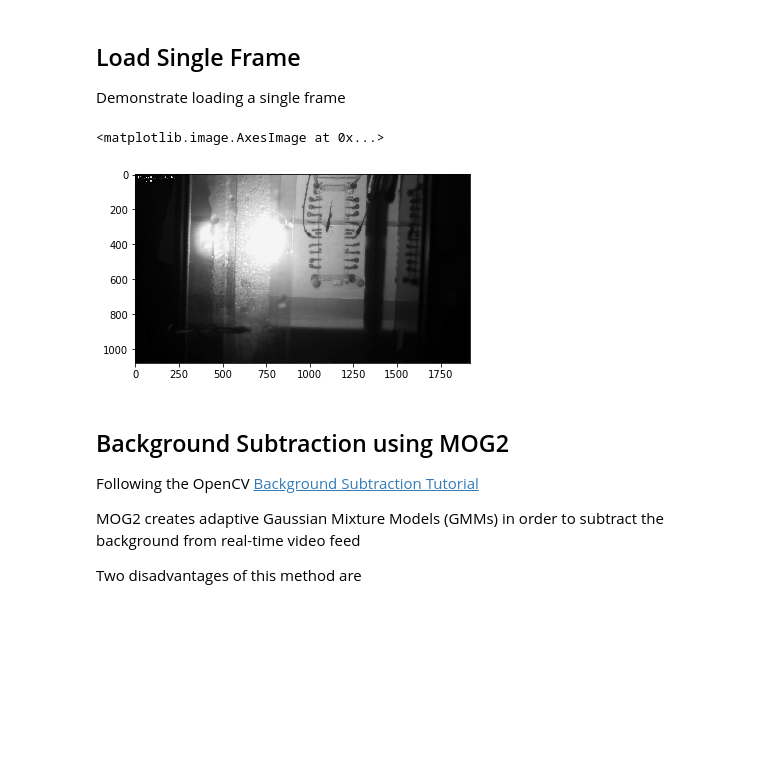
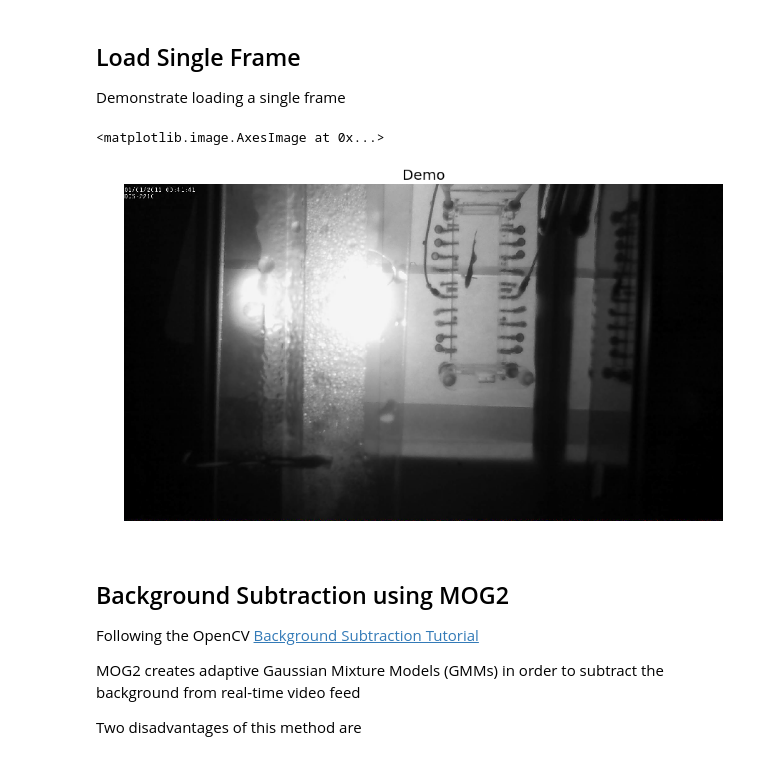
Before and after one commit to altear/Projects, a Jupyter notebook: demo-background-subtraction/Object Extraction with OpenCV.ipynb, the cells around one changed output. Cells and saved outputs as stored; diff of their text form; code cells hidden in the pictures; blank space fills up the shorter version.

```diff
--- a/demo-background-subtraction/Object Extraction with OpenCV.ipynb
+++ b/demo-background-subtraction/Object Extraction with OpenCV.ipynb
@@ -25,12 +25,15 @@ Demonstrate loading a single frame
 # %%
 %matplotlib inline
 import matplotlib.pyplot as plt
 
 ret, frame = cap.read()
+plt.figure(figsize=(15,10))
+plt.axis('off')
+plt.title('Demo', fontsize=20)
 plt.imshow(frame)
 # %% [output]
 <matplotlib.image.AxesImage at 0x...>
-[figure, old version]
+[figure, new version]
 # %% [markdown]
 ## Background Subtraction using MOG2
 Following the OpenCV [Background Subtraction Tutorial](https://docs.opencv.org/3.0-beta/doc/py_tutorials/py_video/py_bg_subtraction/py_bg_subtraction.html)
```
Also changed, not shown: parts of 2 cells of this notebook, 1 other file.
